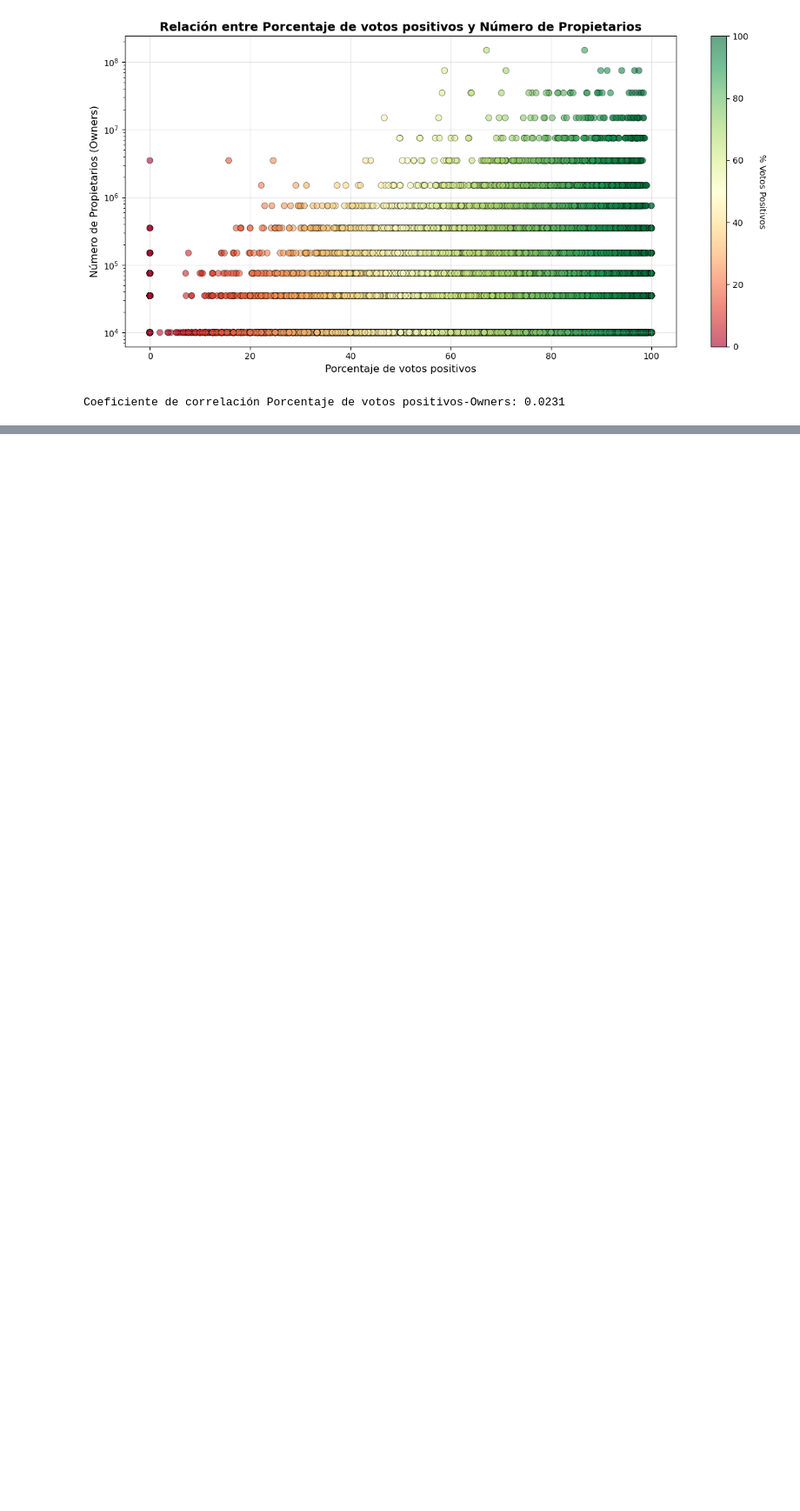
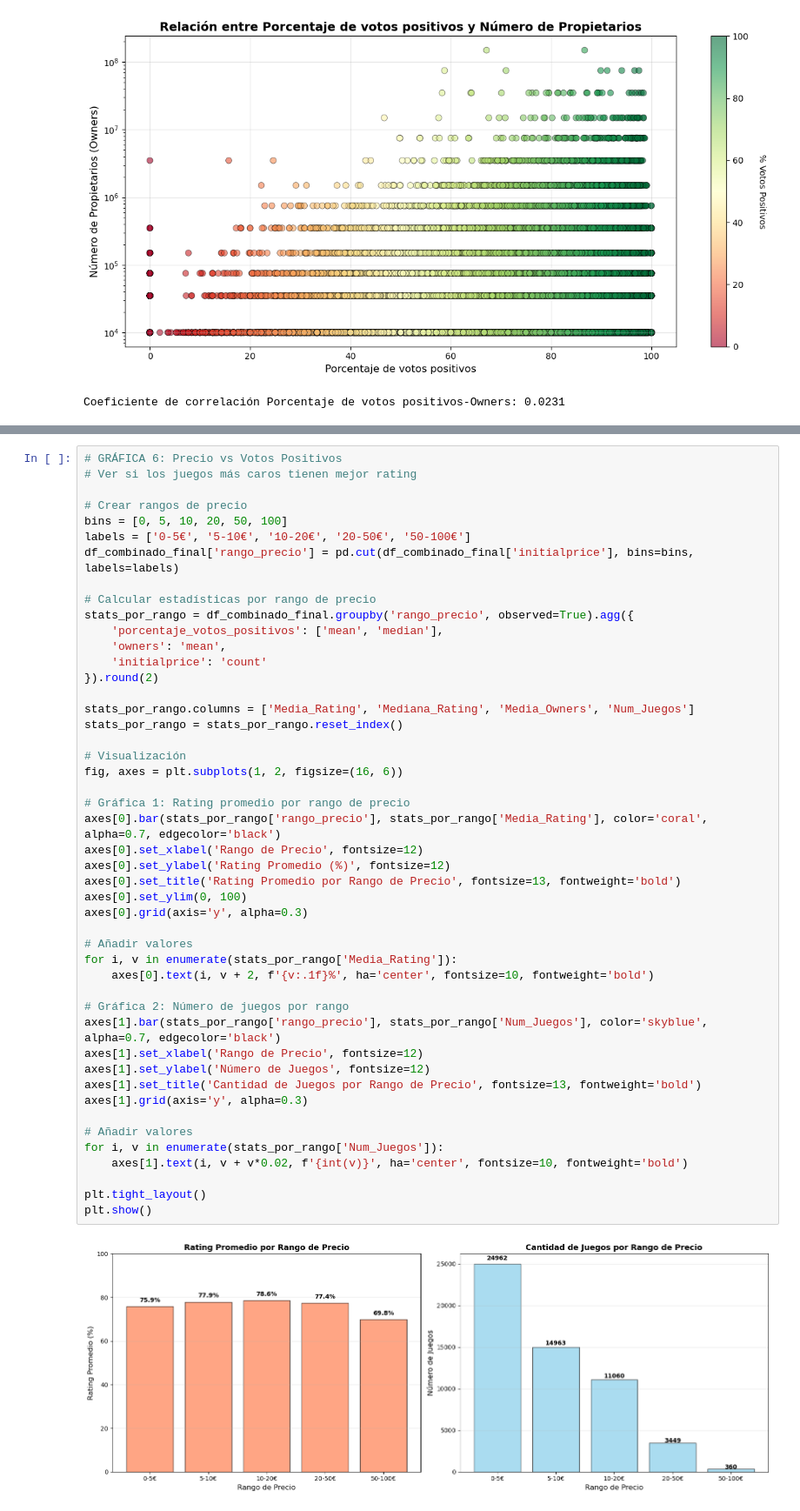
Before and after one commit to MetalMaxALIZ/Proyecto, a Jupyter notebook: notebooks_and_scripts/Analysis.ipynb, the cells around one changed output, grey strips where cells are left out. Shown: that part at 87% size. Saved outputs shown, nothing was run; the diff lists cells and outputs as text; blank space fills up the shorter version.

```diff
--- a/notebooks_and_scripts/Analysis.ipynb
+++ b/notebooks_and_scripts/Analysis.ipynb
@@ -512,0 +496,49 @@ Coeficiente de correlación Porcentaje de votos positivos-Owners: 0.0231
+# %%
+# GRÁFICA 6: Precio vs Votos Positivos
+# Ver si los juegos más caros tienen mejor rating
+
+# Crear rangos de precio
+bins = [0, 5, 10, 20, 50, 100]
+labels = ['0-5€', '5-10€', '10-20€', '20-50€', '50-100€']
+df_combinado_final['rango_precio'] = pd.cut(df_combinado_final['initialprice'], bins=bins, labels=labels)
+
+# Calcular estadísticas por rango de precio
+stats_por_rango = df_combinado_final.groupby('rango_precio', observed=True).agg({
+    'porcentaje_votos_positivos': ['mean', 'median'],
+    'owners': 'mean',
+    'initialprice': 'count'
+}).round(2)
+
+stats_por_rango.columns = ['Media_Rating', 'Mediana_Rating', 'Media_Owners', 'Num_Juegos']
+stats_por_rango = stats_por_rango.reset_index()
+
+# Visualización
+fig, axes = plt.subplots(1, 2, figsize=(16, 6))
+
+# Gráfica 1: Rating promedio por rango de precio
+axes[0].bar(stats_por_rango['rango_precio'], stats_por_rango['Media_Rating'], color='coral', alpha=0.7, edgecolor='black')
+axes[0].set_xlabel('Rango de Precio', fontsize=12)
+axes[0].set_ylabel('Rating Promedio (%)', fontsize=12)
+axes[0].set_title('Rating Promedio por Rango de Precio', fontsize=13, fontweight='bold')
+axes[0].set_ylim(0, 100)
+axes[0].grid(axis='y', alpha=0.3)
+
+# Añadir valores
+for i, v in enumerate(stats_por_rango['Media_Rating']):
+    axes[0].text(i, v + 2, f'{v:.1f}%', ha='center', fontsize=10, fontweight='bold')
+
+# Gráfica 2: Número de juegos por rango
+axes[1].bar(stats_por_rango['rango_precio'], stats_por_rango['Num_Juegos'], color='skyblue', alpha=0.7, edgecolor='black')
+axes[1].set_xlabel('Rango de Precio', fontsize=12)
+axes[1].set_ylabel('Número de Juegos', fontsize=12)
+axes[1].set_title('Cantidad de Juegos por Rango de Precio', fontsize=13, fontweight='bold')
+axes[1].grid(axis='y', alpha=0.3)
+
+# Añadir valores
+for i, v in enumerate(stats_por_rango['Num_Juegos']):
+    axes[1].text(i, v + v*0.02, f'{int(v)}', ha='center', fontsize=10, fontweight='bold')
+
+plt.tight_layout()
+plt.show()
+# %% [output]
+[figure, added]
```
Also changed, not shown: parts of 12 cells of this notebook, 5 other files.
